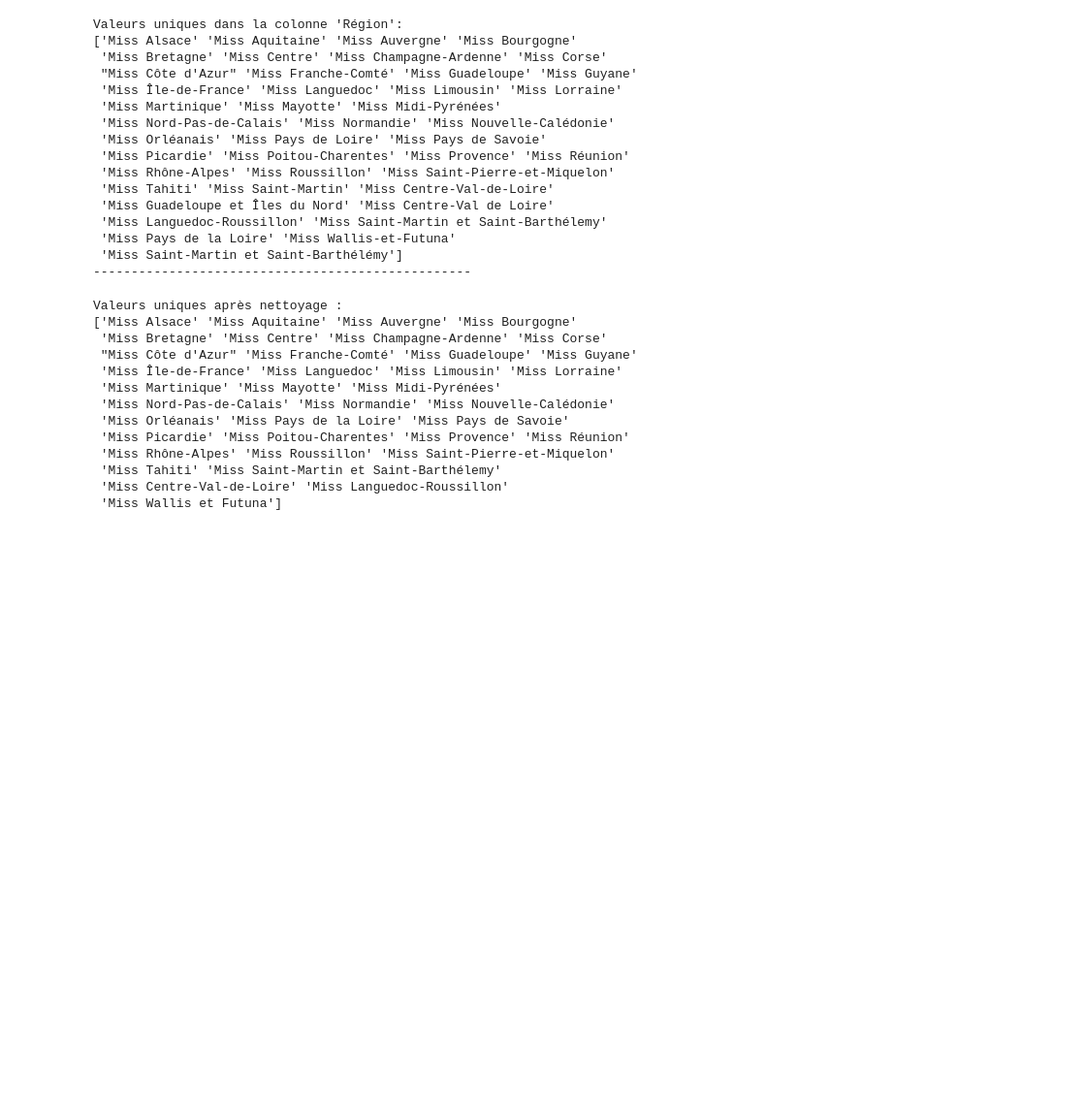
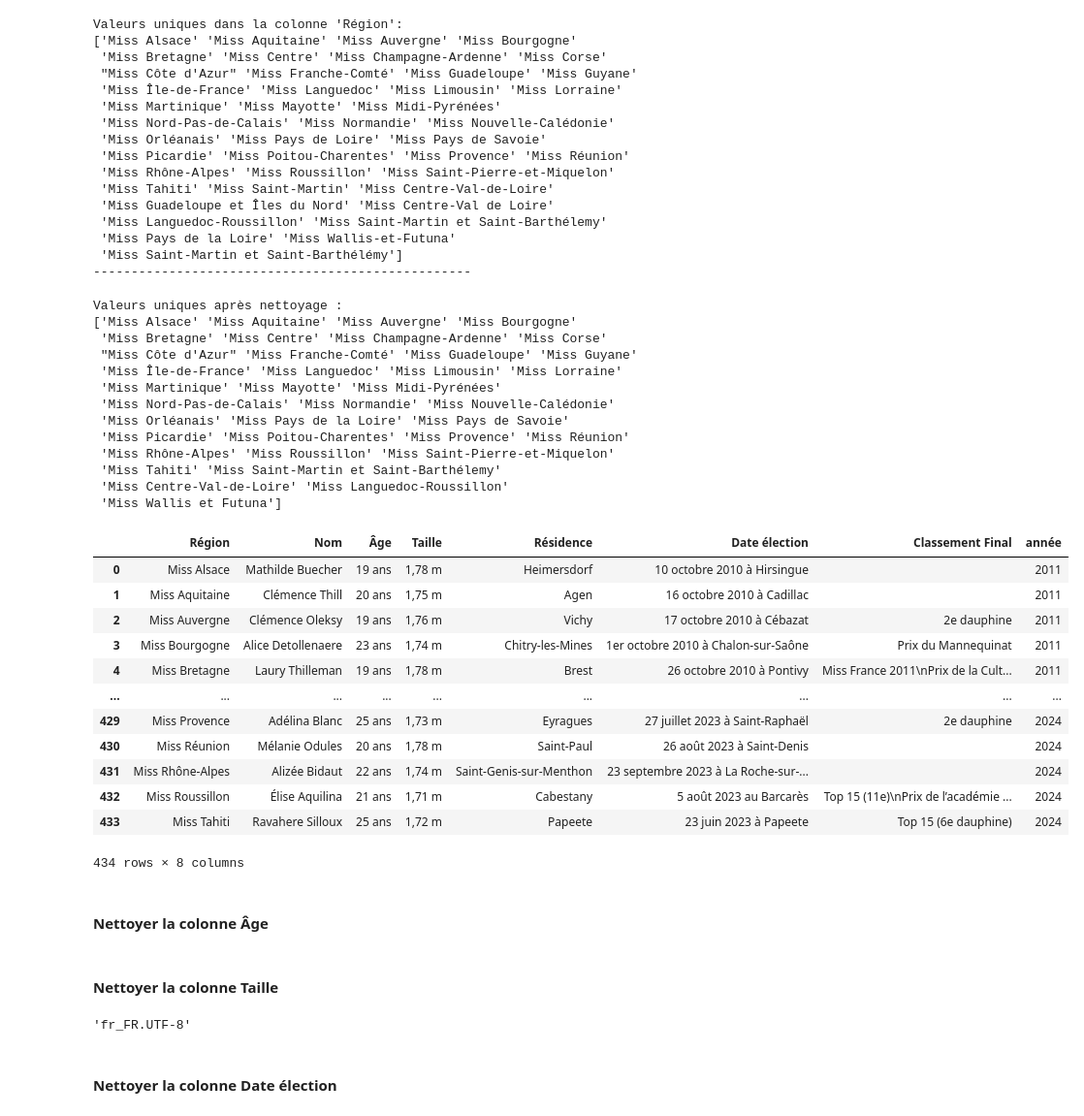
Before and after one commit to lazychach/Prediction_Miss_France, a Jupyter notebook: get data/scrapping.ipynb, the cells around one changed output. Shown: that part at 97% size. Cells and saved outputs as stored; diff of their text form; code cells hidden in the pictures; blank space fills up the shorter version.

```diff
--- a/get data/scrapping.ipynb
+++ b/get data/scrapping.ipynb
@@ -296,3 +294,21 @@ Valeurs uniques après nettoyage :
  'Miss Tahiti' 'Miss Saint-Martin et Saint-Barthélemy'
  'Miss Centre-Val-de-Loire' 'Miss Languedoc-Roussillon'
  'Miss Wallis et Futuna']
+# %%
+df_miss
+# %% [output]
+|  | Région | Nom | Âge | Taille | Résidence | Date élection | Classement Final | année |
+| 0 | Miss Alsace | Mathilde Buecher | 19 ans | 1,78 m | Heimersdorf | 10 octobre 2010 à Hirsingue |  | 2011 |
+| 1 | Miss Aquitaine | Clémence Thill | 20 ans | 1,75 m | Agen | 16 octobre 2010 à Cadillac |  | 2011 |
+| 2 | Miss Auvergne | Clémence Oleksy | 19 ans | 1,76 m | Vichy | 17 octobre 2010 à Cébazat | 2e dauphine | 2011 |
+| 3 | Miss Bourgogne | Alice Detollenaere | 23 ans | 1,74 m | Chitry-les-Mines | 1er octobre 2010 à Chalon-sur-Saône | Prix du Mannequinat | 2011 |
+| 4 | Miss Bretagne | Laury Thilleman | 19 ans | 1,78 m | Brest | 26 octobre 2010 à Pontivy | Miss France 2011\nPrix de la Cult... | 2011 |
+| ... | ... | ... | ... | ... | ... | ... | ... | ... |
+| 429 | Miss Provence | Adélina Blanc | 25 ans | 1,73 m | Eyragues | 27 juillet 2023 à Saint-Raphaël | 2e dauphine | 2024 |
+| 430 | Miss Réunion | Mélanie Odules | 20 ans | 1,78 m | Saint-Paul | 26 août 2023 à Saint-Denis |  | 2024 |
+| 431 | Miss Rhône-Alpes | Alizée Bidaut | 22 ans | 1,74 m | Saint-Genis-sur-Menthon | 23 septembre 2023 à La Roche-sur-... |  | 2024 |
+| 432 | Miss Roussillon | Élise Aquilina | 21 ans | 1,71 m | Cabestany | 5 août 2023 au Barcarès | Top 15 (11e)\nPrix de l’académie ... | 2024 |
+| 433 | Miss Tahiti | Ravahere Silloux | 25 ans | 1,72 m | Papeete | 23 juin 2023 à Papeete | Top 15 (6e dauphine) | 2024 |
+434 rows × 8 columns
+# %% [markdown]
+#### Nettoyer la colonne Âge
@@ -298,0 +317,2 @@ Valeurs uniques après nettoyage :
+# %% [markdown]
+#### Nettoyer la colonne Taille
@@ -298,0 +321,9 @@ Valeurs uniques après nettoyage :
+# %%
+import locale
+
+# Gérer les mois en français
+locale.setlocale(locale.LC_TIME, 'fr_FR.UTF-8')
+# %% [output]
+'fr_FR.UTF-8'
+# %% [markdown]
+#### Nettoyer la colonne Date élection
```
Also changed, not shown: parts of 69 cells of this notebook, 1 other file.
